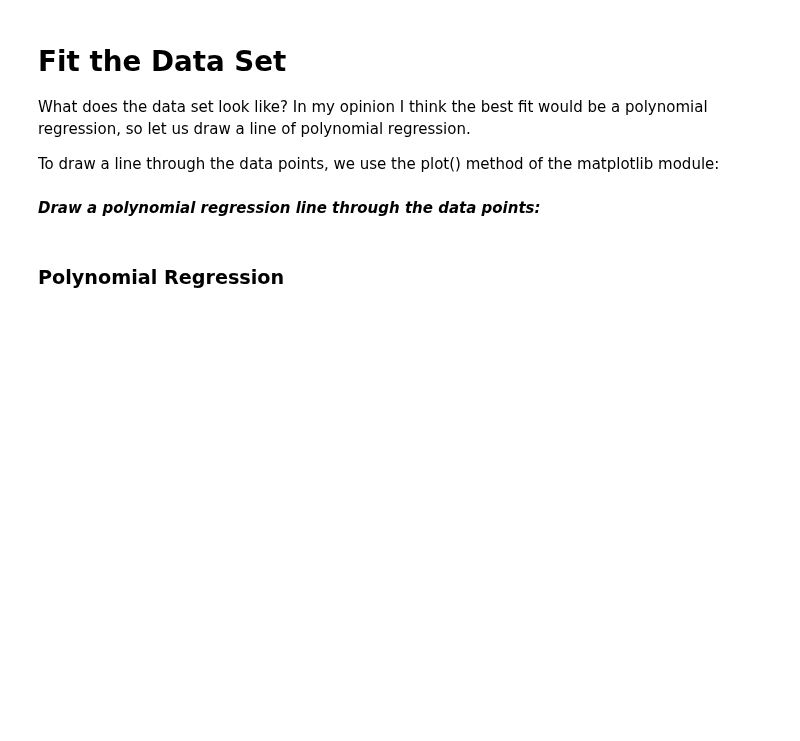
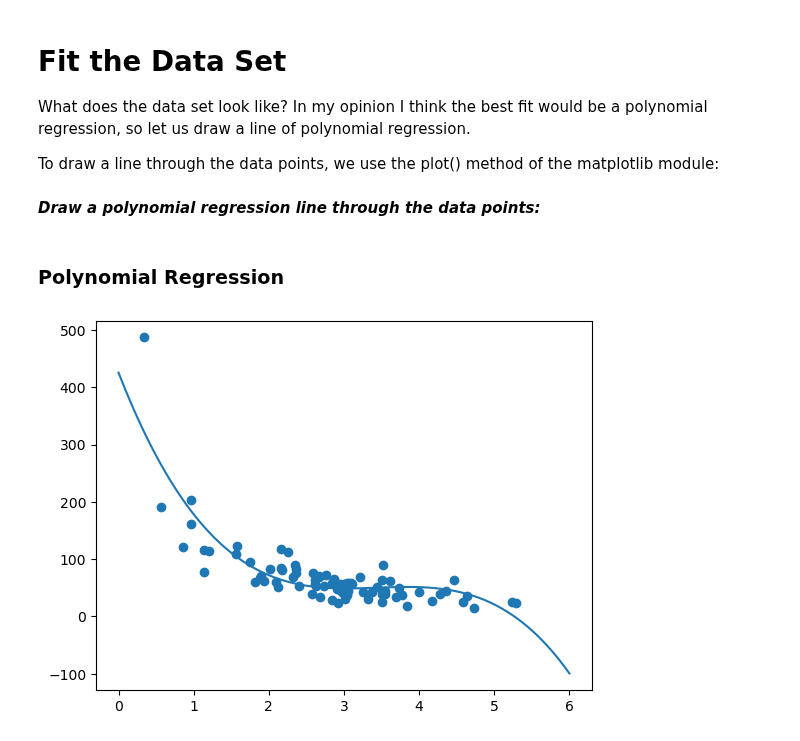
Before and after one commit to jabedkhanjb/Machine-Learning, a Jupyter notebook: Train Test.ipynb, the cells around one changed output. Saved outputs shown, nothing was run; the diff lists cells and outputs as text; code cells hidden in the pictures; blank space fills up the shorter version.

```diff
--- a/Train Test.ipynb
+++ b/Train Test.ipynb
@@ -90,9 +96,9 @@ To draw a line through the data points, we use the plot() method of the matplotl
 import numpy as np
 import matplotlib.pyplot as plt
 # %%
-np.random.seed(10)
+np.random.seed(2)
 
-x = np.random.normal(3, 2, 100)
+x = np.random.normal(3, 1, 100)
 y = np.random.normal(150, 40, 100) / x
 # %%
 xtrain = x[:80]
@@ -103,4 +109,11 @@ ytest = y[80:]
 # %% [markdown]
 ### Polynomial Regression
 # %%
-mymodel = np.poly1d(np.polyfit(xtrain, ytrain, 4))
+mymodel = np.poly1d(np.polyfit(xtrain, ytrain, 3))
+myline = np.linspace(0, 6, 100)
+# %%
+plt.scatter(xtrain, ytrain)
+plt.plot(myline, mymodel(myline))
+plt.show()
+# %% [output]
+[figure, added]
```
Also changed, not shown: parts of 23 cells of this notebook.
